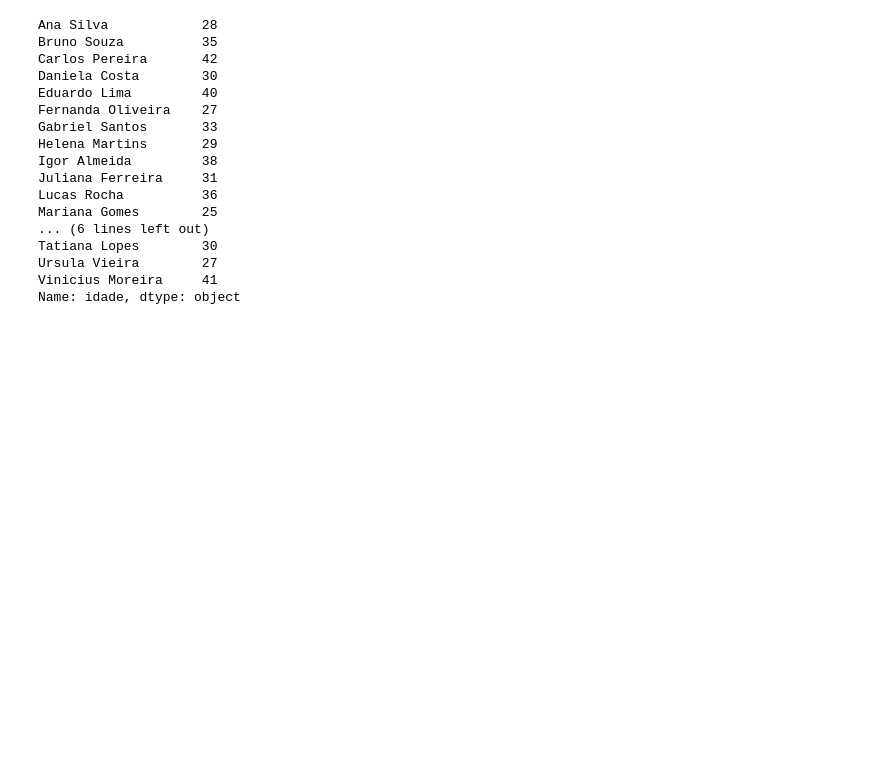
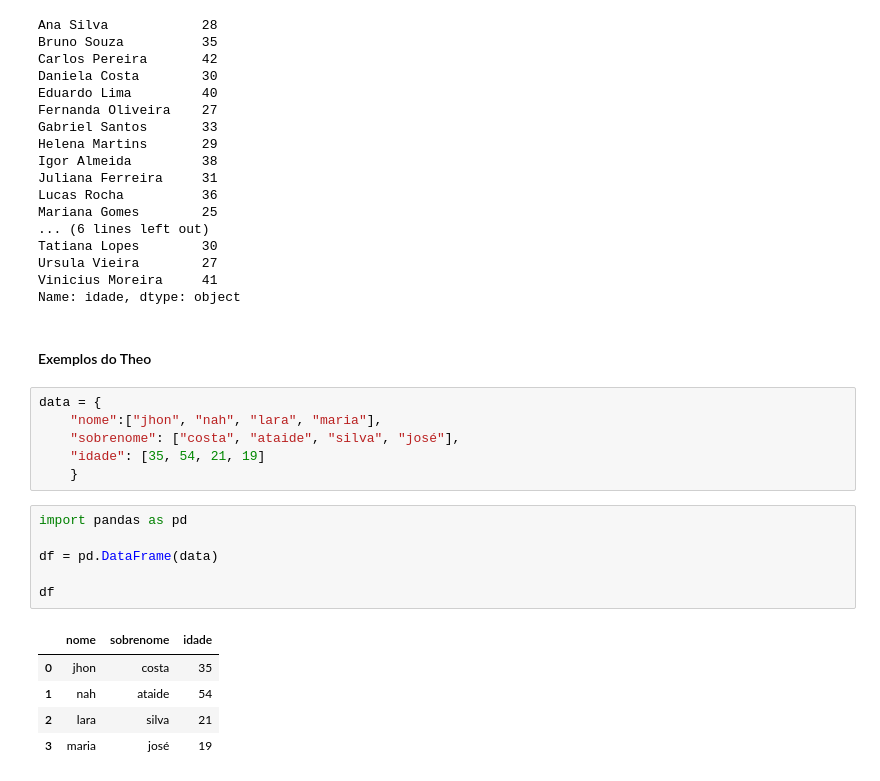
Before and after one commit to JhonCostaDev/Desbravando-Pandas, a Jupyter notebook: dia_1/dataframes.ipynb, the cells around one changed output. Drawn from its saved outputs; the diff is of its cells as text; blank space fills up the shorter version.

Commit message:
importando csv part 1

```diff
--- a/dia_1/dataframes.ipynb
+++ b/dia_1/dataframes.ipynb
@@ -197,3 +197,23 @@ Tatiana Lopes        30
 Ursula Vieira        27
 Vinicius Moreira     41
 Name: idade, dtype: object
+# %% [markdown]
+#### Exemplos do Theo
+# %%
+data = {
+    "nome":["jhon", "nah", "lara", "maria"],
+    "sobrenome": ["costa", "ataide", "silva", "josé"],
+    "idade": [35, 54, 21, 19]
+    }
+# %%
+import pandas as pd
+
+df = pd.DataFrame(data)
+
+df
+# %% [output]
+|  | nome | sobrenome | idade |
+| 0 | jhon | costa | 35 |
+| 1 | nah | ataide | 54 |
+| 2 | lara | silva | 21 |
+| 3 | maria | josé | 19 |
```
Also changed, not shown: parts of 10 cells of this notebook, 4 other files.
